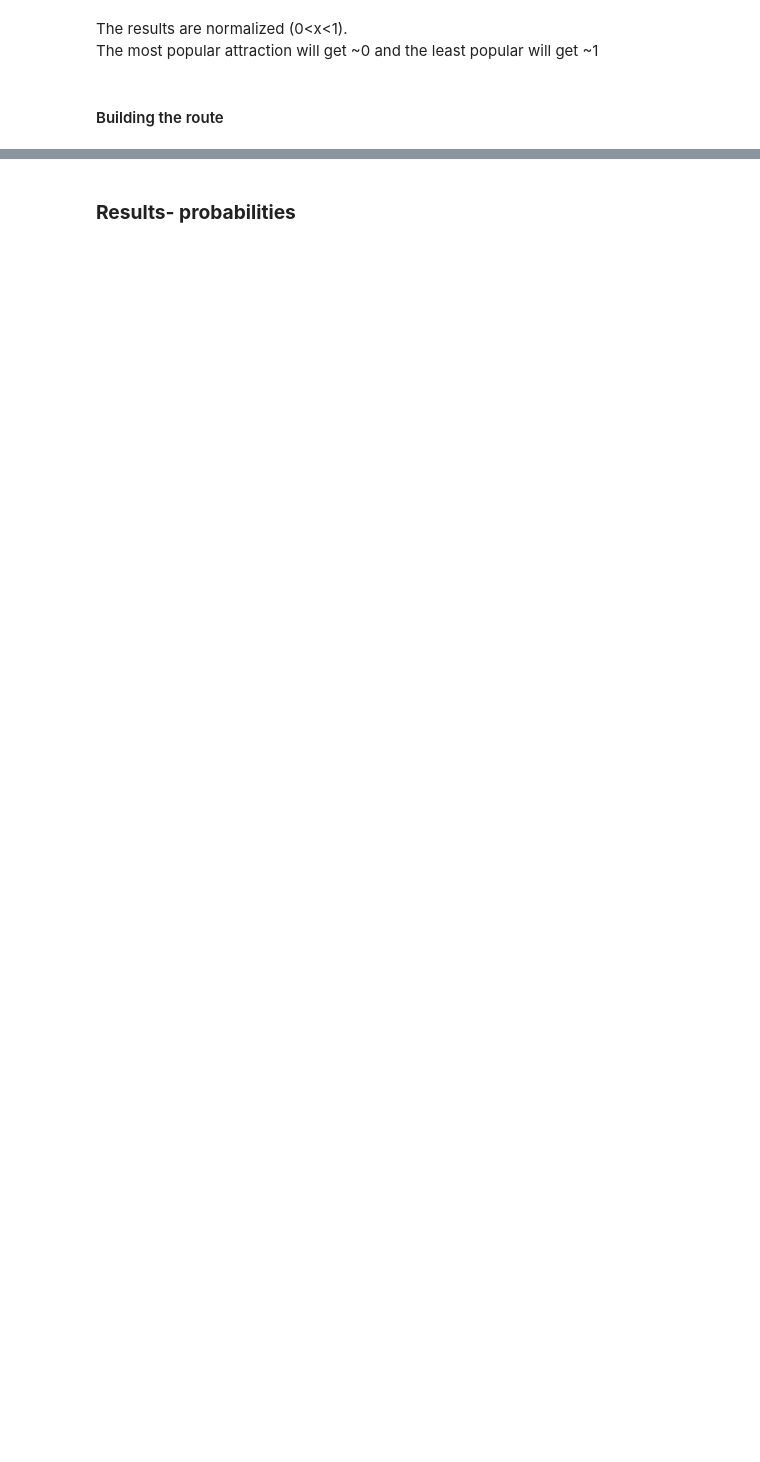
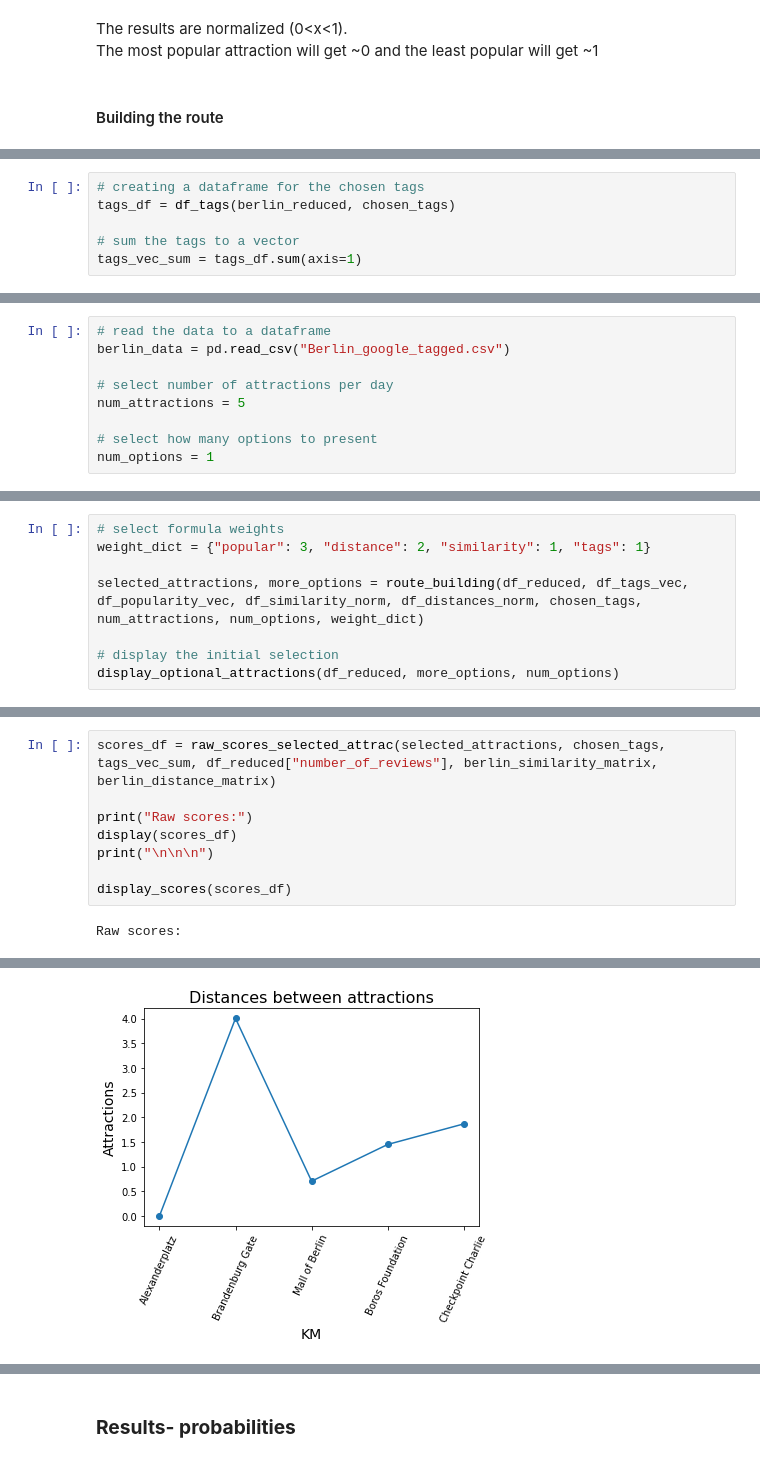
Before and after one commit to HadarBrayerBridgify/Route_building, a Jupyter notebook: route_building.ipynb, the cells around one changed output, grey strips where cells are left out. Drawn from its saved outputs; the diff is of its cells as text; blank space fills up the shorter version.

```diff
--- a/route_building.ipynb
+++ b/route_building.ipynb
@@ -720,0 +1962,6 @@ berlin_distance_matrix.iloc[235][98]
+# %%
+# creating a dataframe for the chosen tags
+tags_df = df_tags(berlin_reduced, chosen_tags)
+
+# sum the tags to a vector
+tags_vec_sum = tags_df.sum(axis=1)
@@ -720,0 +2016,9 @@ berlin_distance_matrix.iloc[235][98]
+# %%
+# read the data to a dataframe
+berlin_data = pd.read_csv("Berlin_google_tagged.csv")
+
+# select number of attractions per day
+num_attractions = 5
+
+# select how many options to present
+num_options = 1
@@ -720,0 +2068,8 @@ berlin_distance_matrix.iloc[235][98]
+# %%
+# select formula weights
+weight_dict = {"popular": 3, "distance": 2, "similarity": 1, "tags": 1}
+
+selected_attractions, more_options = route_building(df_reduced, df_tags_vec, df_popularity_vec, df_similarity_norm, df_distances_norm, chosen_tags, num_attractions, num_options, weight_dict)
+
+# display the initial selection
+display_optional_attractions(df_reduced, more_options, num_options)
@@ -720,0 +2102,10 @@ berlin_distance_matrix.iloc[235][98]
+# %%
+scores_df = raw_scores_selected_attrac(selected_attractions, chosen_tags, tags_vec_sum, df_reduced["number_of_reviews"], berlin_similarity_matrix, berlin_distance_matrix)
+
+print("Raw scores:")
+display(scores_df)
+print("\n\n\n")
+
+display_scores(scores_df)
+# %% [output]
+Raw scores:
@@ -720,0 +2118 @@ berlin_distance_matrix.iloc[235][98]
+[figure, added]
```
Also changed, not shown: parts of 102 cells of this notebook, 8 other files.
